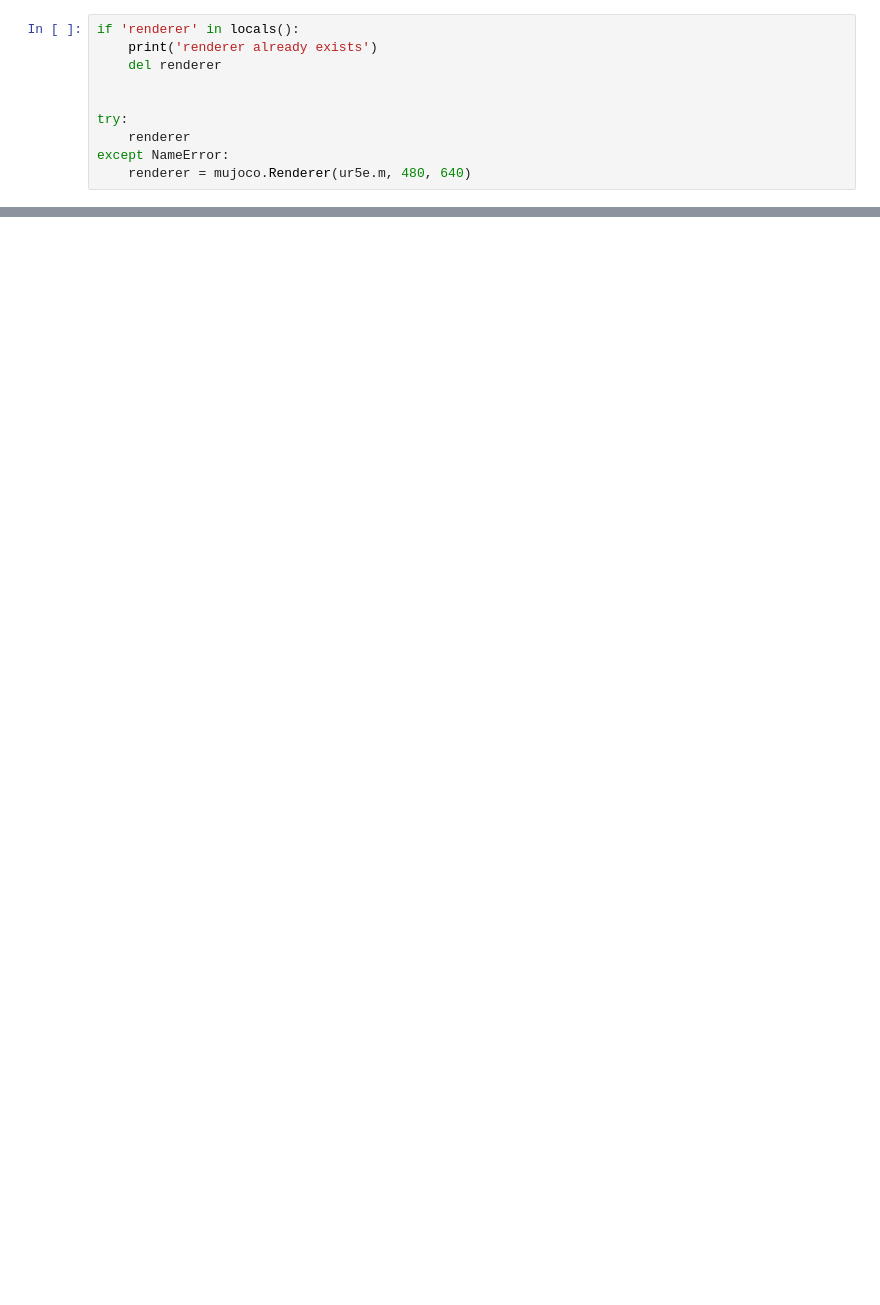
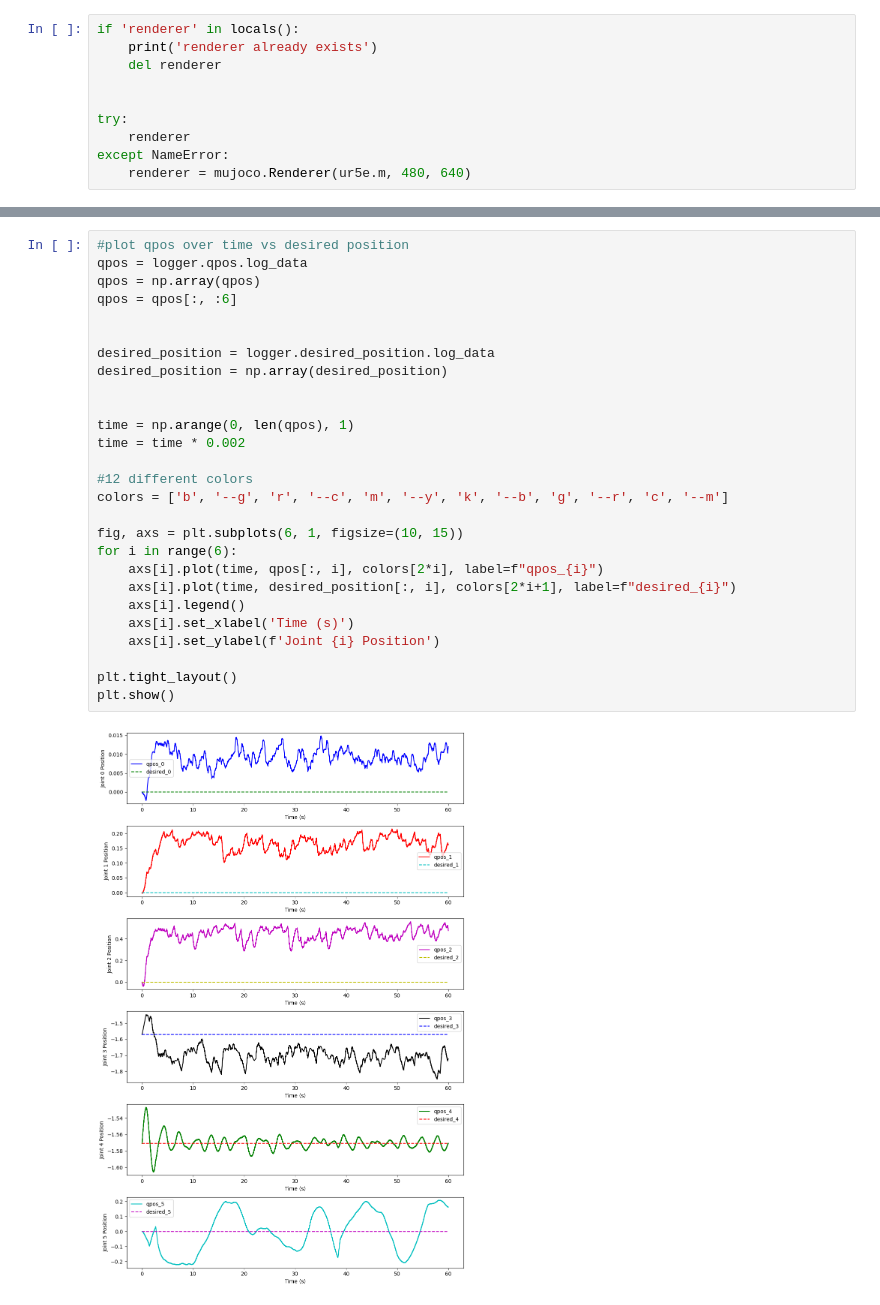
Before and after one commit to bunszey/AI4_URWhip, a Jupyter notebook: Code/test.ipynb, the cells around one changed output, grey strips where cells are left out. Saved outputs shown, nothing was run; the diff lists cells and outputs as text; blank space fills up the shorter version.

```diff
--- a/Code/test.ipynb
+++ b/Code/test.ipynb
@@ -107,0 +257,29 @@ ds.save_to_file('data.csv')
+# %%
+#plot qpos over time vs desired position
+qpos = logger.qpos.log_data
+qpos = np.array(qpos)
+qpos = qpos[:, :6]
+
+
+desired_position = logger.desired_position.log_data
+desired_position = np.array(desired_position)
+
+
+time = np.arange(0, len(qpos), 1)
+time = time * 0.002
+
+#12 different colors
+colors = ['b', '--g', 'r', '--c', 'm', '--y', 'k', '--b', 'g', '--r', 'c', '--m']
+
+fig, axs = plt.subplots(6, 1, figsize=(10, 15))
+for i in range(6):
+    axs[i].plot(time, qpos[:, i], colors[2*i], label=f"qpos_{i}")
+    axs[i].plot(time, desired_position[:, i], colors[2*i+1], label=f"desired_{i}")
+    axs[i].legend()
+    axs[i].set_xlabel('Time (s)')
+    axs[i].set_ylabel(f'Joint {i} Position')
+
+plt.tight_layout()
+plt.show()
+# %% [output]
+[figure, added]
```
Also changed, not shown: parts of 17 cells of this notebook.
